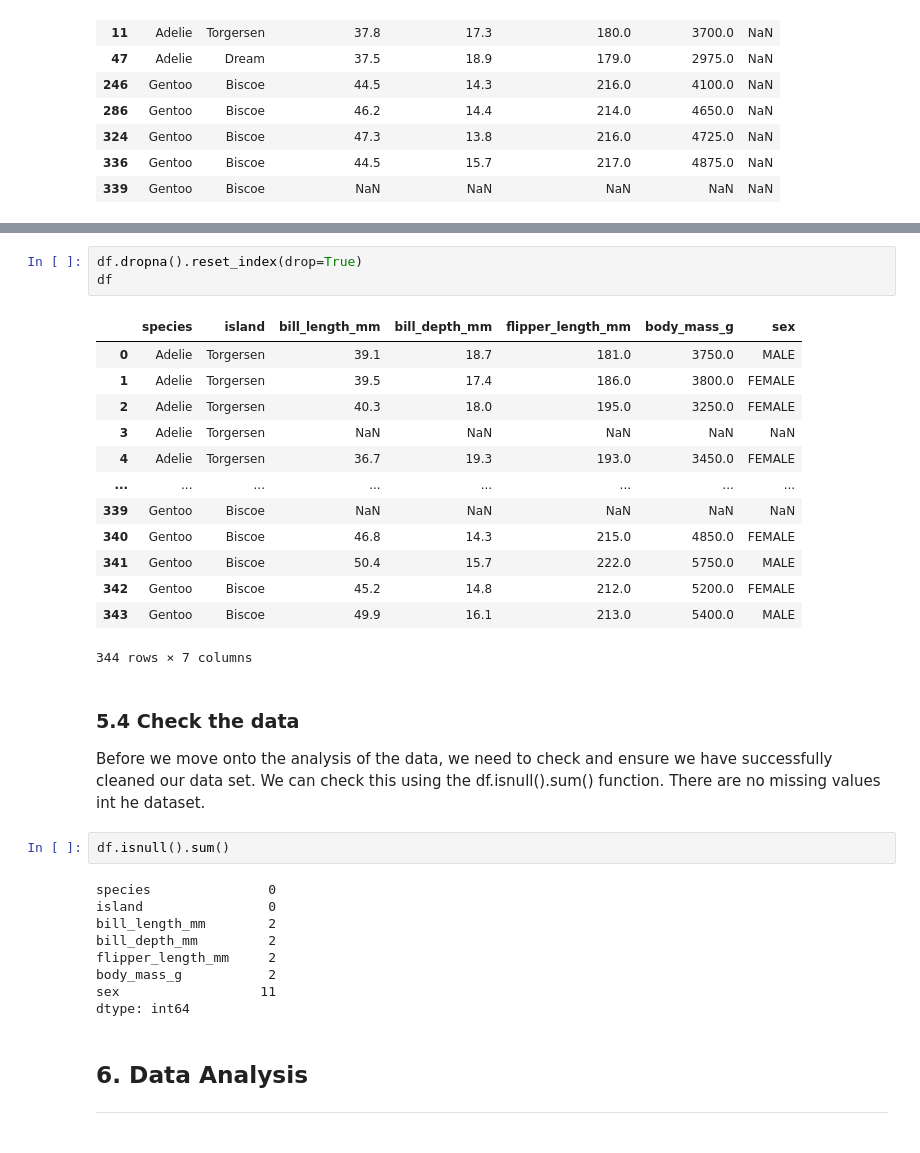
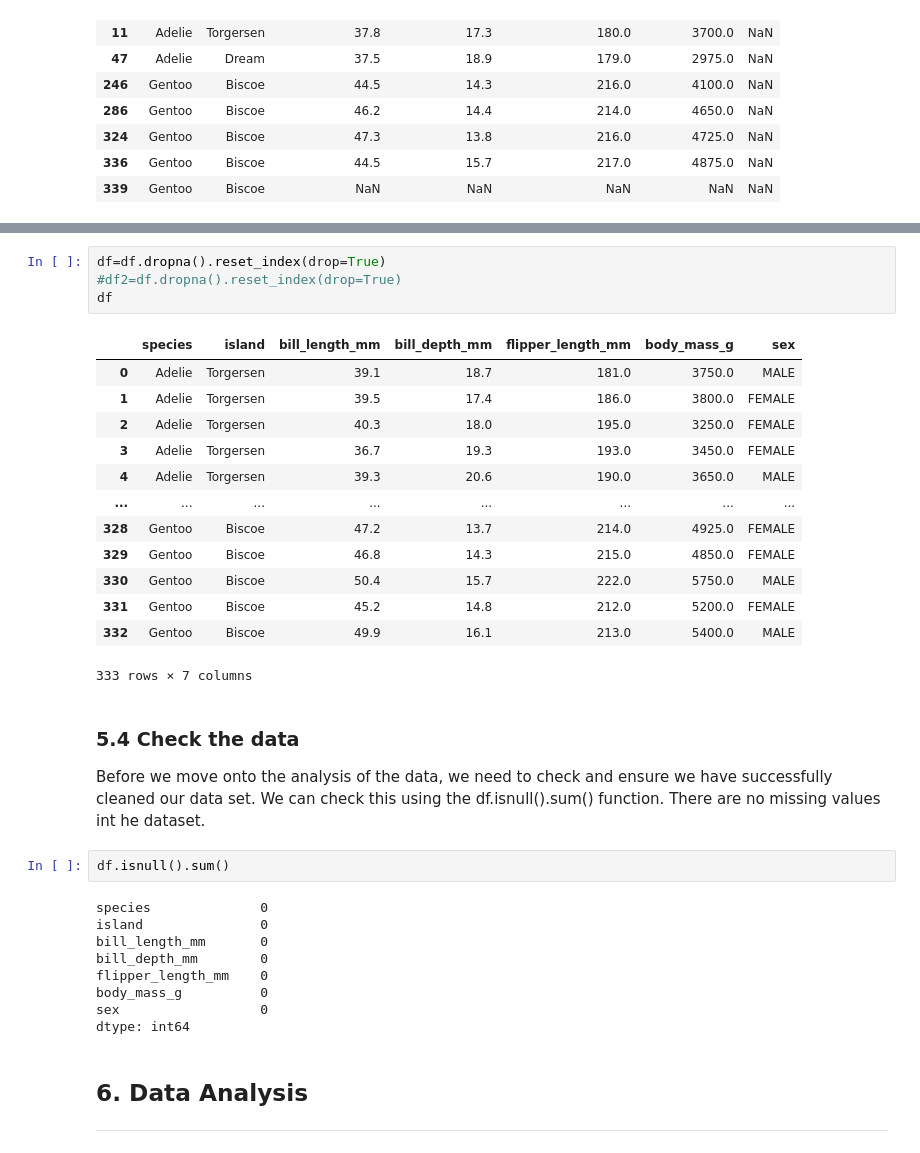
Before and after one commit to SBCURLEY/myproject, a Jupyter notebook: penguins.ipynb, the cells around one changed output, grey strips where cells are left out. Drawn from its saved outputs; the diff is of its cells as text.

```diff
--- a/penguins.ipynb
+++ b/penguins.ipynb
@@ -327,20 +309,21 @@ We can use the drop parameter to avoid the old index being added as a column.
 # %%
-df.dropna().reset_index(drop=True)
+df=df.dropna().reset_index(drop=True)
+#df2=df.dropna().reset_index(drop=True)
 df
 # %% [output]
 |  | species | island | bill_length_mm | bill_depth_mm | flipper_length_mm | body_mass_g | sex |
 | 0 | Adelie | Torgersen | 39.1 | 18.7 | 181.0 | 3750.0 | MALE |
 | 1 | Adelie | Torgersen | 39.5 | 17.4 | 186.0 | 3800.0 | FEMALE |
 | 2 | Adelie | Torgersen | 40.3 | 18.0 | 195.0 | 3250.0 | FEMALE |
-| 3 | Adelie | Torgersen | NaN | NaN | NaN | NaN | NaN |
-| 4 | Adelie | Torgersen | 36.7 | 19.3 | 193.0 | 3450.0 | FEMALE |
+| 3 | Adelie | Torgersen | 36.7 | 19.3 | 193.0 | 3450.0 | FEMALE |
+| 4 | Adelie | Torgersen | 39.3 | 20.6 | 190.0 | 3650.0 | MALE |
 | ... | ... | ... | ... | ... | ... | ... | ... |
-| 339 | Gentoo | Biscoe | NaN | NaN | NaN | NaN | NaN |
-| 340 | Gentoo | Biscoe | 46.8 | 14.3 | 215.0 | 4850.0 | FEMALE |
-| 341 | Gentoo | Biscoe | 50.4 | 15.7 | 222.0 | 5750.0 | MALE |
-| 342 | Gentoo | Biscoe | 45.2 | 14.8 | 212.0 | 5200.0 | FEMALE |
-| 343 | Gentoo | Biscoe | 49.9 | 16.1 | 213.0 | 5400.0 | MALE |
+| 328 | Gentoo | Biscoe | 47.2 | 13.7 | 214.0 | 4925.0 | FEMALE |
+| 329 | Gentoo | Biscoe | 46.8 | 14.3 | 215.0 | 4850.0 | FEMALE |
+| 330 | Gentoo | Biscoe | 50.4 | 15.7 | 222.0 | 5750.0 | MALE |
+| 331 | Gentoo | Biscoe | 45.2 | 14.8 | 212.0 | 5200.0 | FEMALE |
+| 332 | Gentoo | Biscoe | 49.9 | 16.1 | 213.0 | 5400.0 | MALE |
-344 rows × 7 columns
+333 rows × 7 columns
 # %% [markdown]
 ### 5.4 Check the data
 
@@ -349,13 +332,13 @@ There are no missing values int he dataset.
 # %%
 df.isnull().sum()
 # %% [output]
-species               0
-island                0
-bill_length_mm        2
-bill_depth_mm         2
-flipper_length_mm     2
-body_mass_g           2
-sex                  11
+species              0
+island               0
+bill_length_mm       0
+bill_depth_mm        0
+flipper_length_mm    0
+body_mass_g          0
+sex                  0
 dtype: int64
 # %% [markdown]
 ## 6.   Data Analysis
```
Also changed, not shown: parts of 17 cells of this notebook.
